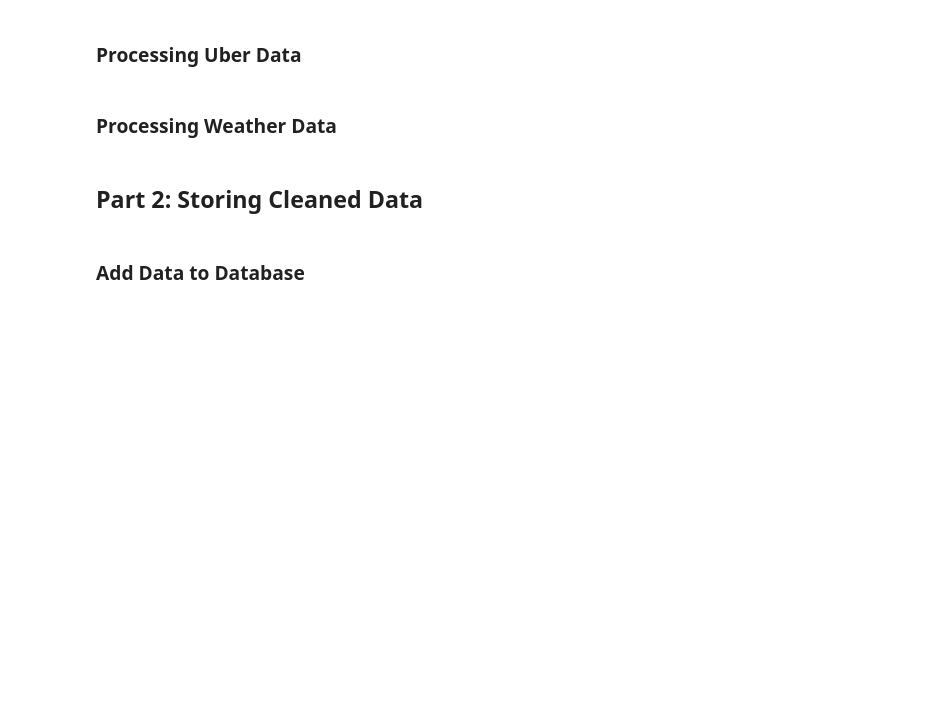
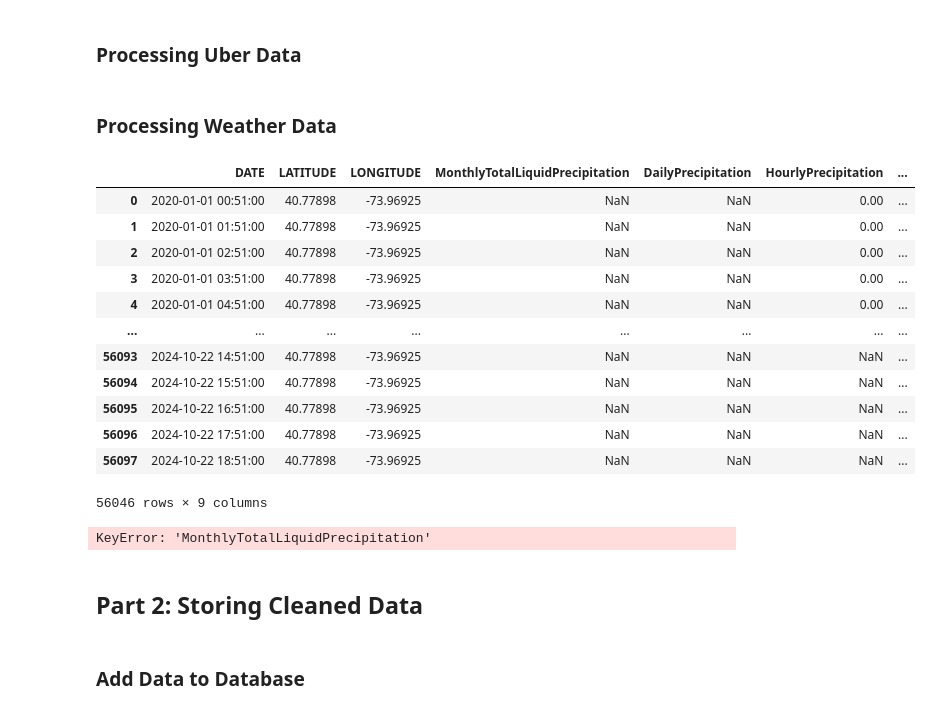
Before and after one commit to yhuang37-2034310/4501_Project, a Jupyter notebook: Project Scaffolding.ipynb, the cells around one changed output. Saved outputs shown, nothing was run; the diff lists cells and outputs as text; code cells hidden in the pictures; blank space fills up the shorter version.

Commit message:
cleaned up part1, and started weather data

```diff
--- a/Project Scaffolding.ipynb
+++ b/Project Scaffolding.ipynb
@@ -332 +314,4 @@ example_df2 = example_df2[example_df2['PULocationID'] != example_df2['DOLocation
+# %%
+#Grab all of the parquet files in the directory. glob.glob is used to identify/match the pattern, path.join retrieves all the paths
+all_taxi_parquet_files = glob.glob(os.path.join(PARQUET_FILES, "*yellow*.parquet"))
 # %%
@@ -420,0 +393,3 @@ uber_data = get_uber_data()
+# %%
+#Grab all of the parquet files in the directory. glob.glob is used to identify/match the pattern, path.join retrieves all the paths
+all_fhvhv_parquet_files = glob.glob(os.path.join(PARQUET_FILES, "*fhvhv*.parquet"))
@@ -428,7 +430,75 @@ uber_data.describe()
 ### Processing Weather Data
 # %%
 def get_all_weather_csvs(directory):
-    raise NotImplementedError()
+    weather_dfs = []
+
+    # Iterate over all files in the given directory
+    for filename in os.listdir(directory):
+        file_path = os.path.join(directory, filename)
+        # Read the CSV file into a DataFrame
+        df = pd.read_csv(file_path, low_memory=False)
+        # Append the DataFrame to the list
+        weather_dfs.append(df)
+    weather_dfs = pd.concat(weather_dfs, ignore_index=True)
+    return weather_dfs
+# %%
+
+columns_to_keep = ['DATE','LATITUDE', 'LONGITUDE', 'MonthlyTotalLiquidPrecipitation', 'DailyPrecipitation', 'HourlyPrecipitation', 'DailyAverageWindSpeed', 'HourlyWindSpeed', 'DailySnowfall']
+
+weather_data = get_all_weather_csvs(WEATHER_CSV_DIR)
+weather_data = weather_data[columns_to_keep]
+weather_data['DATE'] = pd.to_datetime(weather_data['DATE'])
+
+# weather_data[weather_data["DailyPrecipitation"].isna()] #54343
+weather_data[weather_data["MonthlyTotalLiquidPrecipitation"].isna()] #8,523
+# weather_data
+# %% [output]
+|  | DATE | LATITUDE | LONGITUDE | MonthlyTotalLiquidPrecipitation | DailyPrecipitation | HourlyPrecipitation | ... |
+| 0 | 2020-01-01 00:51:00 | 40.77898 | -73.96925 | NaN | NaN | 0.00 | ... |
+| 1 | 2020-01-01 01:51:00 | 40.77898 | -73.96925 | NaN | NaN | 0.00 | ... |
+| 2 | 2020-01-01 02:51:00 | 40.77898 | -73.96925 | NaN | NaN | 0.00 | ... |
+| 3 | 2020-01-01 03:51:00 | 40.77898 | -73.96925 | NaN | NaN | 0.00 | ... |
+| 4 | 2020-01-01 04:51:00 | 40.77898 | -73.96925 | NaN | NaN | 0.00 | ... |
+| ... | ... | ... | ... | ... | ... | ... | ... |
+| 56093 | 2024-10-22 14:51:00 | 40.77898 | -73.96925 | NaN | NaN | NaN | ... |
+| 56094 | 2024-10-22 15:51:00 | 40.77898 | -73.96925 | NaN | NaN | NaN | ... |
+| 56095 | 2024-10-22 16:51:00 | 40.77898 | -73.96925 | NaN | NaN | NaN | ... |
+| 56096 | 2024-10-22 17:51:00 | 40.77898 | -73.96925 | NaN | NaN | NaN | ... |
+| 56097 | 2024-10-22 18:51:00 | 40.77898 | -73.96925 | NaN | NaN | NaN | ... |
+56046 rows × 9 columns
+# %%
+# Extract 'YEAR' and 'MONTH' for grouping purposes
+weather_data['YEAR'] = weather_data['DATE'].dt.year
+weather_data['MONTH'] = weather_data['DATE'].dt.month
+
+# Group by year and month
+monthly_groups = weather_data.groupby(['YEAR', 'MONTH'])
+
+# Loop over each month and distribute the remaining monthly total to daily values
+for (year, month), group in monthly_groups:
+    # Get the monthly total precipitation for this group
+    monthly_total_precip = group['MonthlyTotalLiquidPrecipitation'].iloc[0]
+
+    # Calculate how much daily precipitation is already accounted for
+    existing_precip = group['DailyPrecipitation'].sum(skipna=True)
+    remaining_precip = monthly_total_precip - existing_precip
+
+    # Find the number of days with missing DailyPrecipitation
+    missing_days = group['DailyPrecipitation'].isna().sum()
+
+    # Calculate how much to distribute per missing day
+    if missing_days > 0:
+        daily_precipitation = remaining_precip / missing_days
+    else:
+        daily_precipitation = 0
+
+    # Fill missing DailyPrecipitation values with calculated daily average
+    weather_data.loc[group.index, 'DailyPrecipitation'] = group['DailyPrecipitation'].fillna(daily_precipitation)
+
+# Preview the DataFrame after filling in DailyPrecipitation
+print(weather_data.head(30))
+# %% [output]
+KeyError: 'MonthlyTotalLiquidPrecipitation'
 # %%
 def clean_month_weather_data_hourly(csv_file):
     raise NotImplementedError()
```
Also changed, not shown: parts of 32 cells of this notebook.
